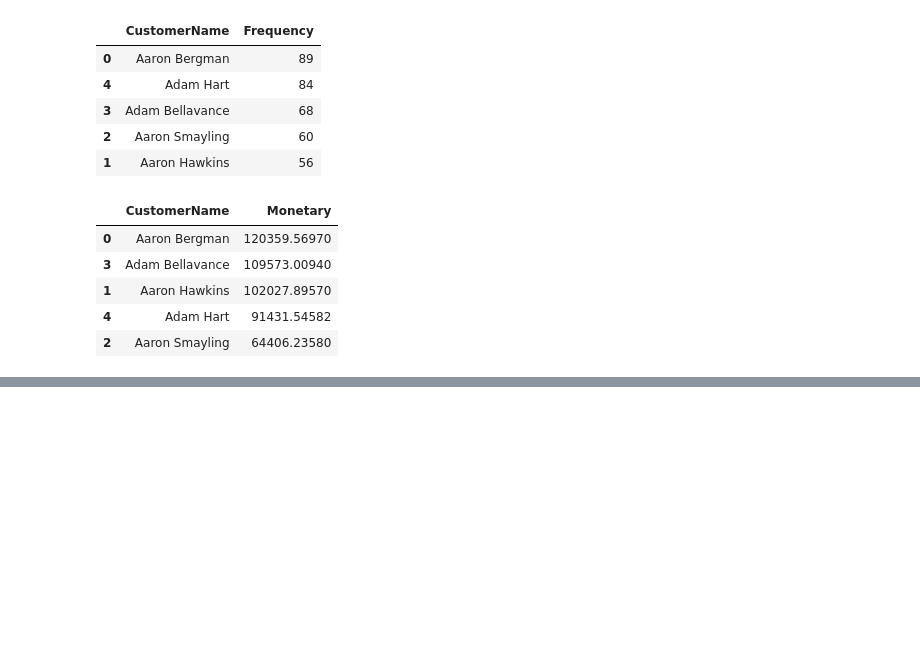
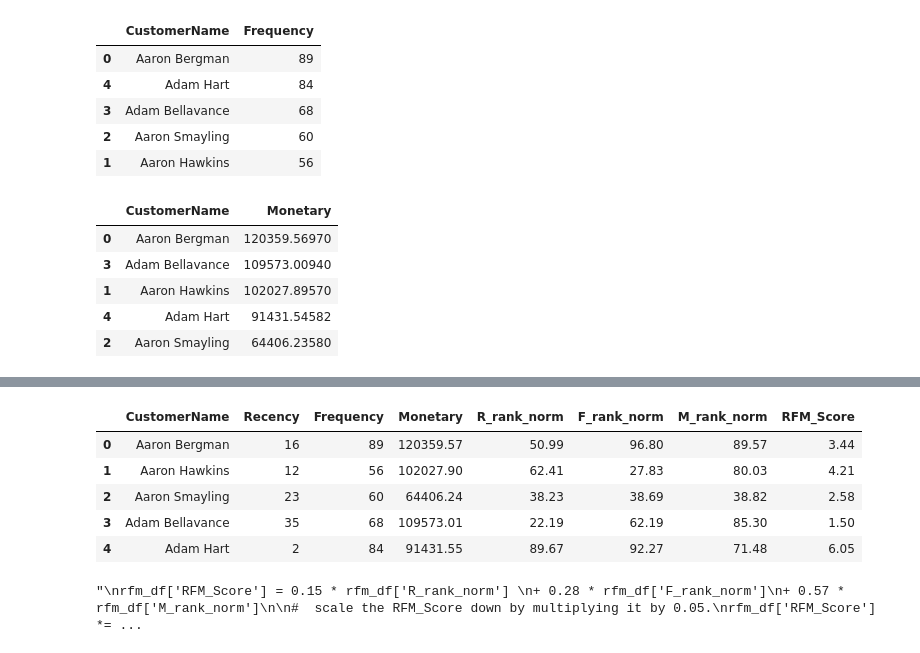
Before and after one commit to Cmattk/Datascience_python, a Jupyter notebook: projects/RFM analysis.ipynb, the cells around one changed output, grey strips where cells are left out. Drawn from its saved outputs; the diff is of its cells as text; code cells hidden in the pictures; blank space fills up the shorter version.

```diff
--- a/projects/RFM analysis.ipynb
+++ b/projects/RFM analysis.ipynb
@@ -52,0 +79,5 @@ monetary_df.head().sort_values(by='Monetary', ascending=False)
+# %%
+# Merge Recency, Frequency and Monetary Data
+rf_df = df_recency.merge(frequency_df, on='CustomerName')
+rfm_df = rf_df.merge(monetary_df, on='CustomerName')
+rfm_df.head()
@@ -52,0 +96,4 @@ monetary_df.head().sort_values(by='Monetary', ascending=False)
+# %%
+rfm_df['R_rank'] = rfm_df['Recency'].rank(ascending=False)
+rfm_df['F_rank'] = rfm_df['Frequency'].rank(ascending=True)
+rfm_df['M_rank'] = rfm_df['Monetary'].rank(ascending=True)
@@ -52,0 +126,30 @@ monetary_df.head().sort_values(by='Monetary', ascending=False)
+# %%
+
+rfm_df['RFM_Score'] = 0.15 * rfm_df['R_rank_norm']
++ 0.28 * rfm_df['F_rank_norm']
++ 0.57 * rfm_df['M_rank_norm']
+
+#  scale the RFM_Score down by multiplying it by 0.05.
+rfm_df['RFM_Score'] *= 0.45
+rfm_df = rfm_df.round(2)
+rfm_df.head()
+# %% [output]
+|  | CustomerName | Recency | Frequency | Monetary | R_rank_norm | F_rank_norm | M_rank_norm | RFM_Score |
+| 0 | Aaron Bergman | 16 | 89 | 120359.57 | 50.99 | 96.80 | 89.57 | 3.44 |
+| 1 | Aaron Hawkins | 12 | 56 | 102027.90 | 62.41 | 27.83 | 80.03 | 4.21 |
+| 2 | Aaron Smayling | 23 | 60 | 64406.24 | 38.23 | 38.69 | 38.82 | 2.58 |
+| 3 | Adam Bellavance | 35 | 68 | 109573.01 | 22.19 | 62.19 | 85.30 | 1.50 |
+| 4 | Adam Hart | 2 | 84 | 91431.55 | 89.67 | 92.27 | 71.48 | 6.05 |
+# %%
+'''
+rfm_df['RFM_Score'] = 0.15 * rfm_df['R_rank_norm']
++ 0.28 * rfm_df['F_rank_norm']
++ 0.57 * rfm_df['M_rank_norm']
+
+#  scale the RFM_Score down by multiplying it by 0.05.
+rfm_df['RFM_Score'] *= 0.35
+rfm_df = rfm_df.round(2)
+rfm_df.head()
+'''
+# %% [output]
+"\nrfm_df['RFM_Score'] = 0.15 * rfm_df['R_rank_norm'] \n+ 0.28 * rfm_df['F_rank_norm']\n+ 0.57 * rfm_df['M_rank_norm']\n\n#  scale the RFM_Score down by multiplying it by 0.05.\nrfm_df['RFM_Score'] *= ...
```
Also changed, not shown: parts of 22 cells of this notebook, 2 other files.
